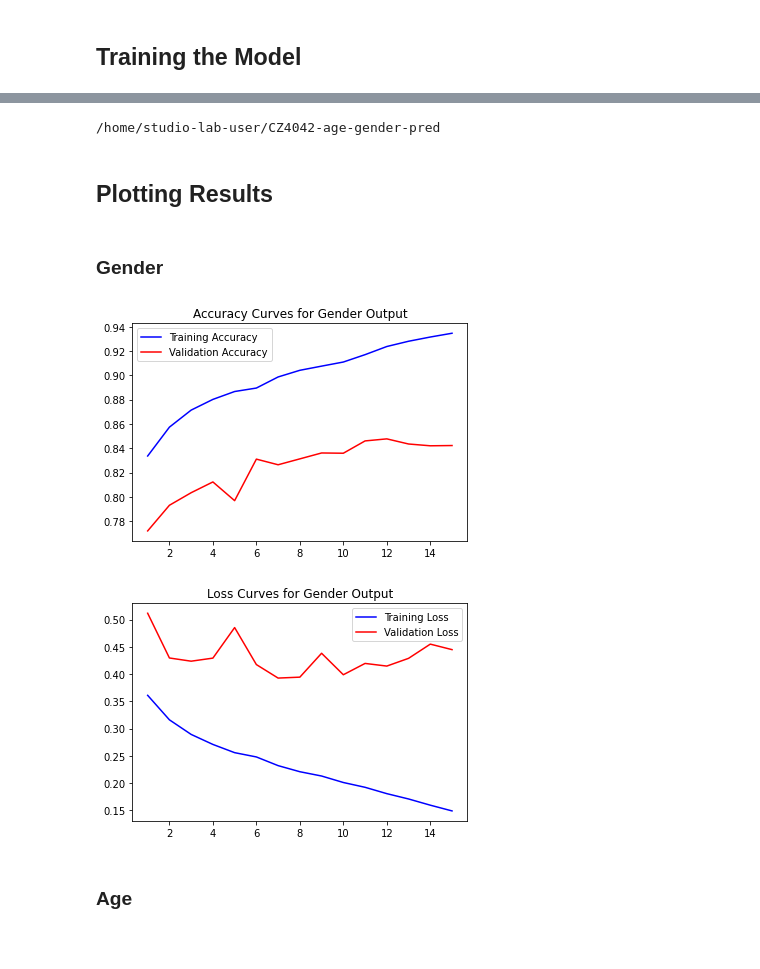
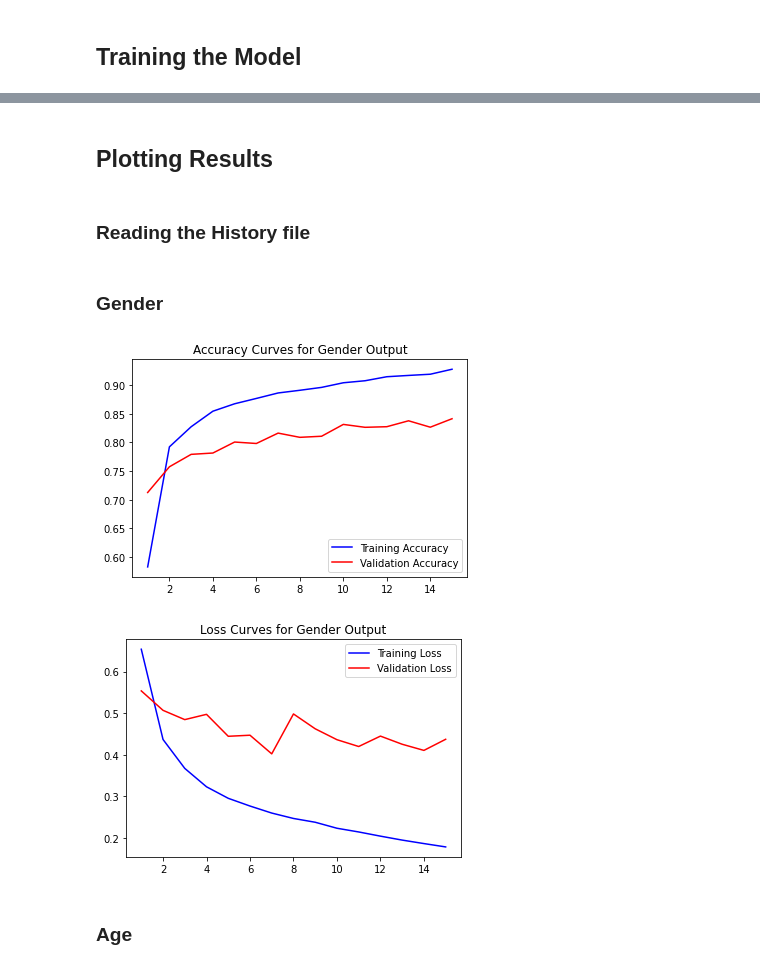
Before and after one commit to RecStu14/CZ4042-Age-Gender-Prediction, a Jupyter notebook: training_remove_outliers.ipynb, the cells around one changed output, grey strips where cells are left out. Drawn from its saved outputs; the diff is of its cells as text; code cells hidden in the pictures.

Commit message:
done training

```diff
--- a/training_remove_outliers.ipynb
+++ b/training_remove_outliers.ipynb
@@ -352,6 +339,7 @@ INFO:tensorflow:Assets written to: run1_epochs15_bs32/assets
 # %%
-!pwd
+import os
+os.chdir('run1_remove_outliers/')
-# %% [output]
-/home/studio-lab-user/CZ4042-age-gender-pred
 # %% [markdown]
 ## Plotting Results
+# %% [markdown]
+### Reading the History file
@@ -360,26 +350,26 @@ INFO:tensorflow:Assets written to: run1_epochs15_bs32/assets
 # %%
 epochs = range(1,16)
 
-gender_train_accuracy = history.history['gender_output_accuracy']
-gender_val_accuracy = history.history['val_gender_output_accuracy']
+gender_train_accuracy = history['gender_output_accuracy']
+gender_val_accuracy = history['val_gender_output_accuracy']
 
 plt.plot(epochs,gender_train_accuracy, 'b', label='Training Accuracy')
 plt.plot(epochs,gender_val_accuracy, 'r', label='Validation Accuracy')
 plt.title('Accuracy Curves for Gender Output')
 plt.legend()
 plt.figure()
 
-gender_train_loss = history.history['gender_output_loss']
-gender_val_loss = history.history['val_gender_output_loss']
+gender_train_loss = history['gender_output_loss']
+gender_val_loss = history['val_gender_output_loss']
 
 plt.plot(epochs,gender_train_loss, 'b', label='Training Loss')
 plt.plot(epochs,gender_val_loss, 'r', label='Validation Loss')
 plt.title('Loss Curves for Gender Output')
 plt.legend()
 plt.show()
 # %% [output]
-[figure, old version]
+[figure, new version]
-[figure, old version]
+[figure, new version]
 # %% [markdown]
 ### Age
 # %%
```
Also changed, not shown: parts of 11 cells of this notebook, 4 other files.
